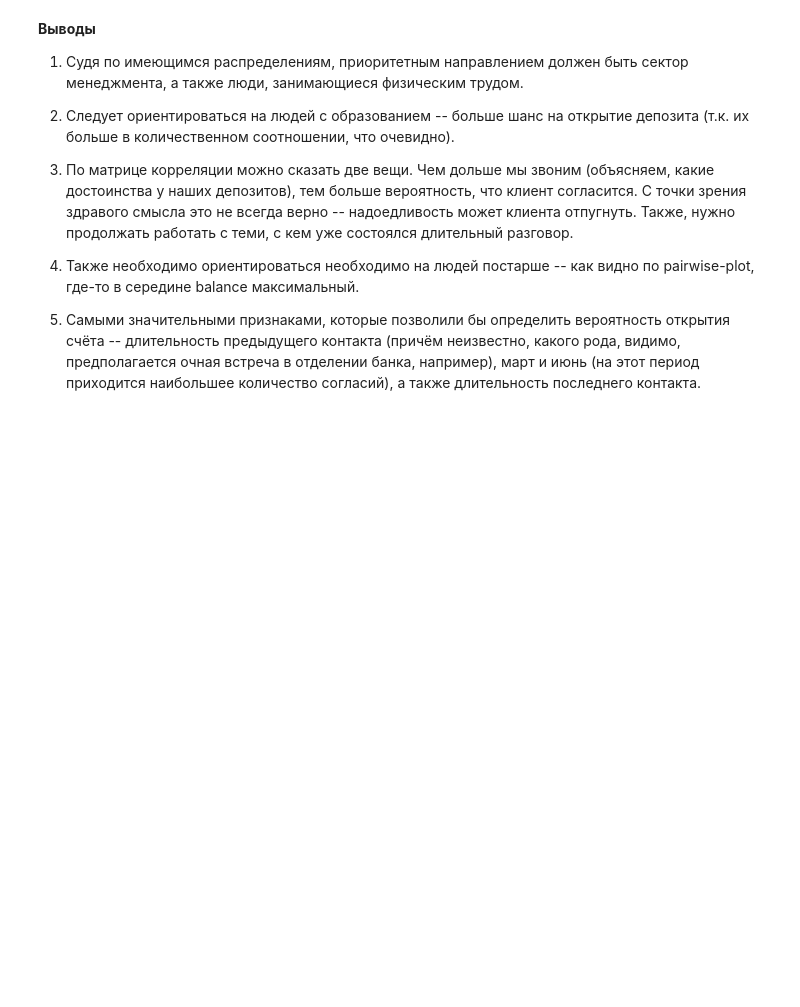
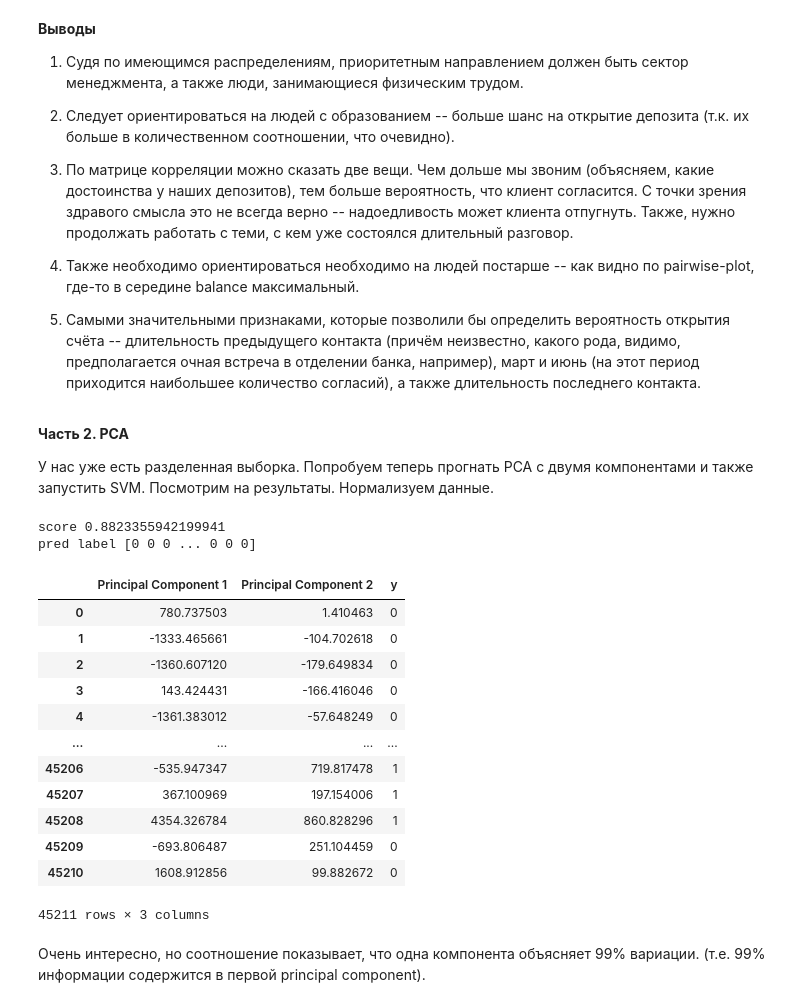
Before and after one commit to juggeroid/ML, a Jupyter notebook: laba_1.ipynb, the cells around one changed output. Drawn from its saved outputs; the diff is of its cells as text; code cells hidden in the pictures; blank space fills up the shorter version.

```diff
--- a/laba_1.ipynb
+++ b/laba_1.ipynb
@@ -309,3 +334,7 @@ plt.show()
 4. Также необходимо ориентироваться необходимо на людей постарше -- как видно по pairwise-plot, где-то в середине balance максимальный.
 
 5. Самыми значительными признаками, которые позволили бы определить вероятность открытия счёта -- длительность предыдущего контакта (причём неизвестно, какого рода, видимо, предполагается очная встреча в отделении банка, например), март и июнь (на этот период приходится наибольшее количество согласий), а также длительность последнего контакта.
+# %% [markdown]
+**Часть 2. PCA**
+
+У нас уже есть разделенная выборка. Попробуем теперь прогнать PCA с двумя компонентами и также запустить SVM. Посмотрим на результаты. Нормализуем данные.
@@ -311,0 +348,8 @@ plt.show()
+# %%
+clf = sklearn.svm.SVC()
+clf.fit(X_t_train, y_train)
+print('score', clf.score(X_t_test, y_test))
+print('pred label', clf.predict(X_t_test))
+# %% [output]
+score 0.8823355942199941
+pred label [0 0 0 ... 0 0 0]
@@ -311,0 +358,20 @@ plt.show()
+# %%
+pca_df = pd.DataFrame(data = transformed, columns = ['Principal Component 1', 'Principal Component 2'])
+concatenated = pd.concat([pca_df, dataframe[['y']]], axis = 1)
+concatenated
+# %% [output]
+|  | Principal Component 1 | Principal Component 2 | y |
+| 0 | 780.737503 | 1.410463 | 0 |
+| 1 | -1333.465661 | -104.702618 | 0 |
+| 2 | -1360.607120 | -179.649834 | 0 |
+| 3 | 143.424431 | -166.416046 | 0 |
+| 4 | -1361.383012 | -57.648249 | 0 |
+| ... | ... | ... | ... |
+| 45206 | -535.947347 | 719.817478 | 1 |
+| 45207 | 367.100969 | 197.154006 | 1 |
+| 45208 | 4354.326784 | 860.828296 | 1 |
+| 45209 | -693.806487 | 251.104459 | 0 |
+| 45210 | 1608.912856 | 99.882672 | 0 |
+45211 rows × 3 columns
+# %% [markdown]
+Очень интересно, но соотношение показывает, что одна компонента объясняет 99% вариации. (т.е. 99% информации содержится в первой principal component).
```
Also changed, not shown: parts of 10 cells of this notebook.
